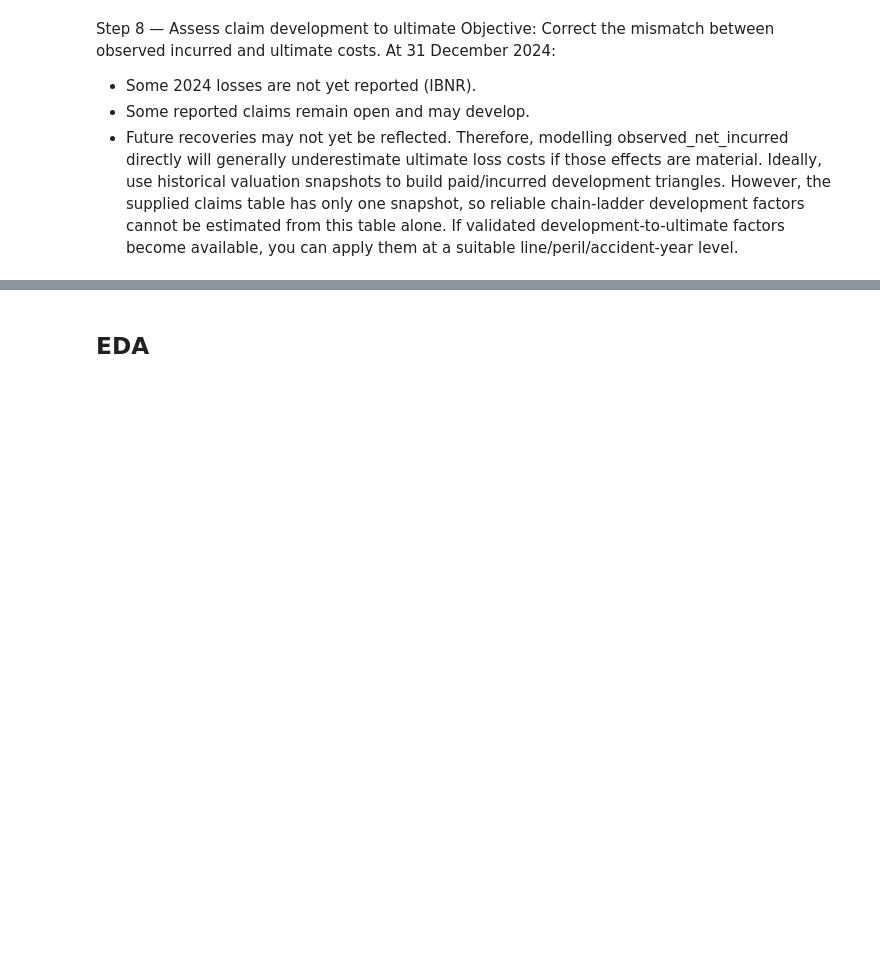
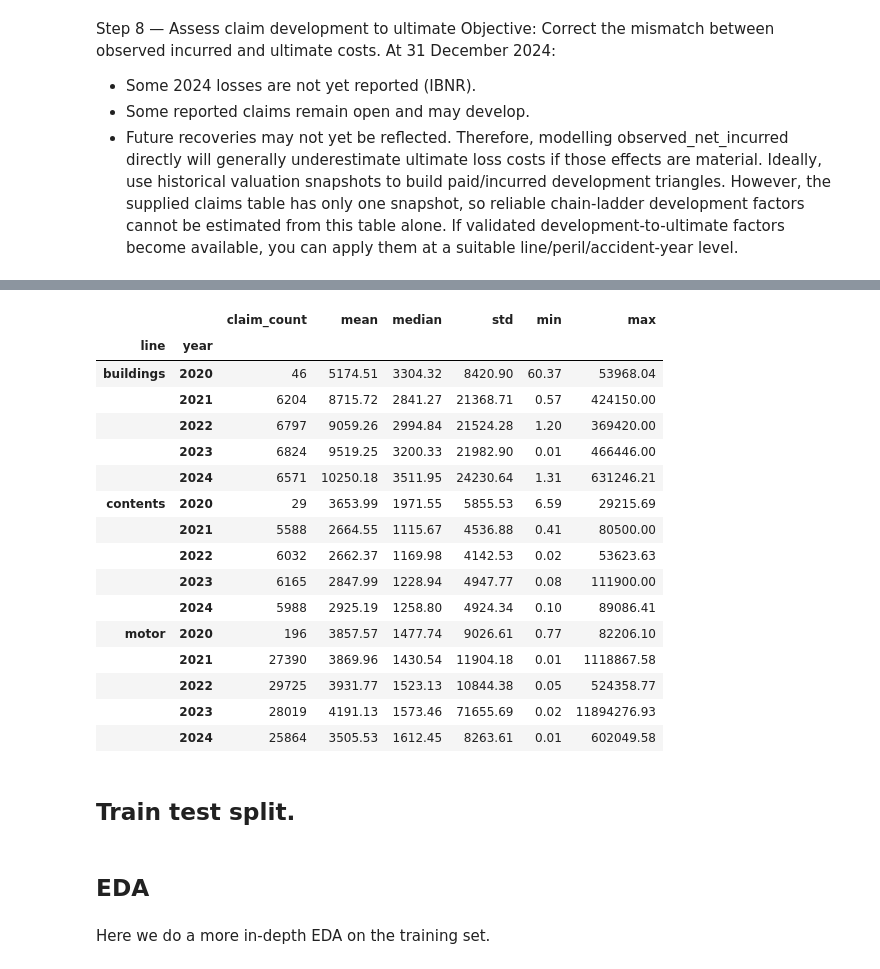
Before and after one commit to sarah-gui/Hackathon2026, a Jupyter notebook: analysis.ipynb, the cells around one changed output, grey strips where cells are left out. Drawn from its saved outputs; the diff is of its cells as text; code cells hidden in the pictures; blank space fills up the shorter version.

```diff
--- a/analysis.ipynb
+++ b/analysis.ipynb
@@ -456,2 +709,38 @@ for line in train:
+# %%
+severity_summary = (
+    claims_plot
+    .groupby(["line", "year"])["net_claim_cost"]
+    .agg(
+        claim_count="count",
+        mean="mean",
+        median="median",
+        std="std",
+        min="min",
+        max="max"
+    )
+    .round(2)
+)
+
+display(severity_summary)
+# %% [output]
+|  |  | claim_count | mean | median | std | min | max |
+| line | year |  |  |  |  |  |  |
+| buildings | 2020 | 46 | 5174.51 | 3304.32 | 8420.90 | 60.37 | 53968.04 |
+|  | 2021 | 6204 | 8715.72 | 2841.27 | 21368.71 | 0.57 | 424150.00 |
+|  | 2022 | 6797 | 9059.26 | 2994.84 | 21524.28 | 1.20 | 369420.00 |
+|  | 2023 | 6824 | 9519.25 | 3200.33 | 21982.90 | 0.01 | 466446.00 |
+|  | 2024 | 6571 | 10250.18 | 3511.95 | 24230.64 | 1.31 | 631246.21 |
+| contents | 2020 | 29 | 3653.99 | 1971.55 | 5855.53 | 6.59 | 29215.69 |
+|  | 2021 | 5588 | 2664.55 | 1115.67 | 4536.88 | 0.41 | 80500.00 |
+|  | 2022 | 6032 | 2662.37 | 1169.98 | 4142.53 | 0.02 | 53623.63 |
+|  | 2023 | 6165 | 2847.99 | 1228.94 | 4947.77 | 0.08 | 111900.00 |
+|  | 2024 | 5988 | 2925.19 | 1258.80 | 4924.34 | 0.10 | 89086.41 |
+| motor | 2020 | 196 | 3857.57 | 1477.74 | 9026.61 | 0.77 | 82206.10 |
+|  | 2021 | 27390 | 3869.96 | 1430.54 | 11904.18 | 0.01 | 1118867.58 |
+|  | 2022 | 29725 | 3931.77 | 1523.13 | 10844.38 | 0.05 | 524358.77 |
+|  | 2023 | 28019 | 4191.13 | 1573.46 | 71655.69 | 0.02 | 11894276.93 |
+|  | 2024 | 25864 | 3505.53 | 1612.45 | 8263.61 | 0.01 | 602049.58 |
+# %% [markdown]
+## Train test split.
 # %% [markdown]
 ## EDA
@@ -461,0 +747,2 @@ for name, df in datasets.items():
+# %% [markdown]
+Here we do a more in-depth EDA on the training set.
```
Also changed, not shown: parts of 15 cells of this notebook.
